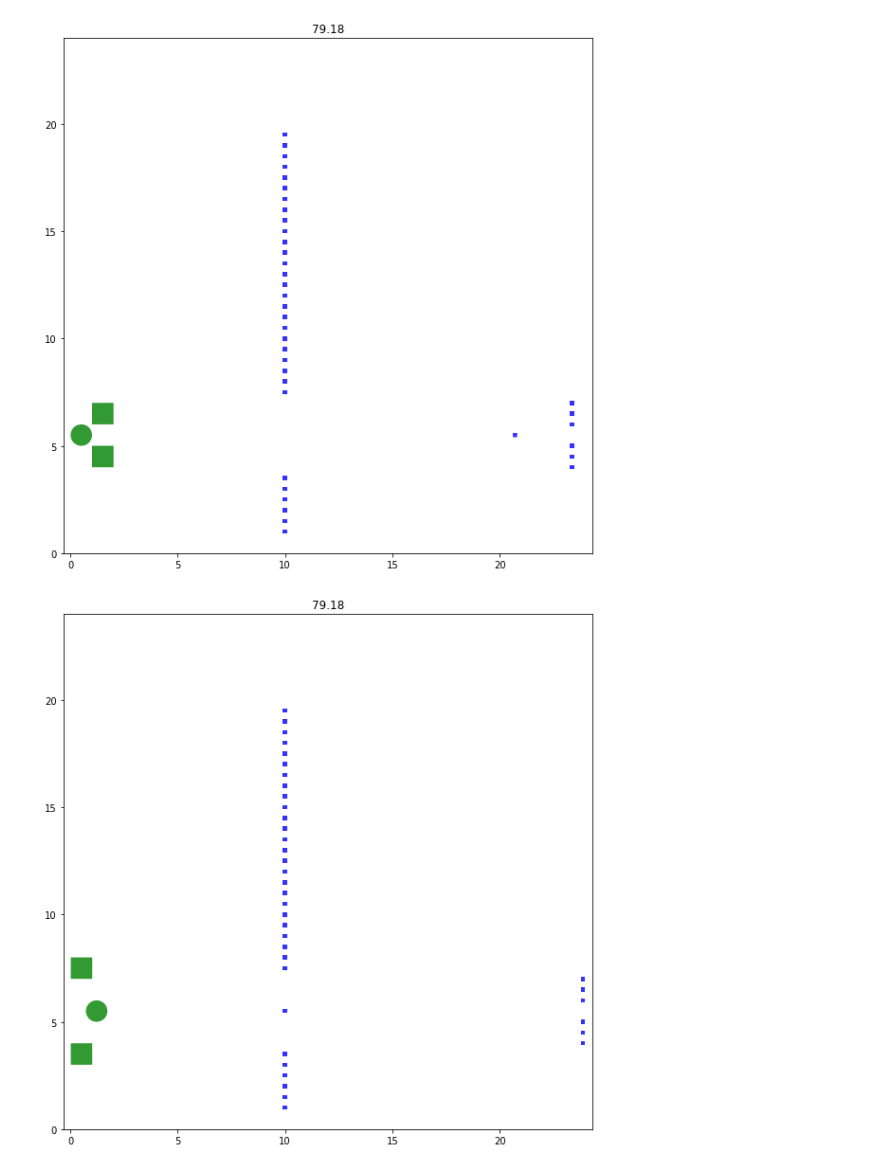
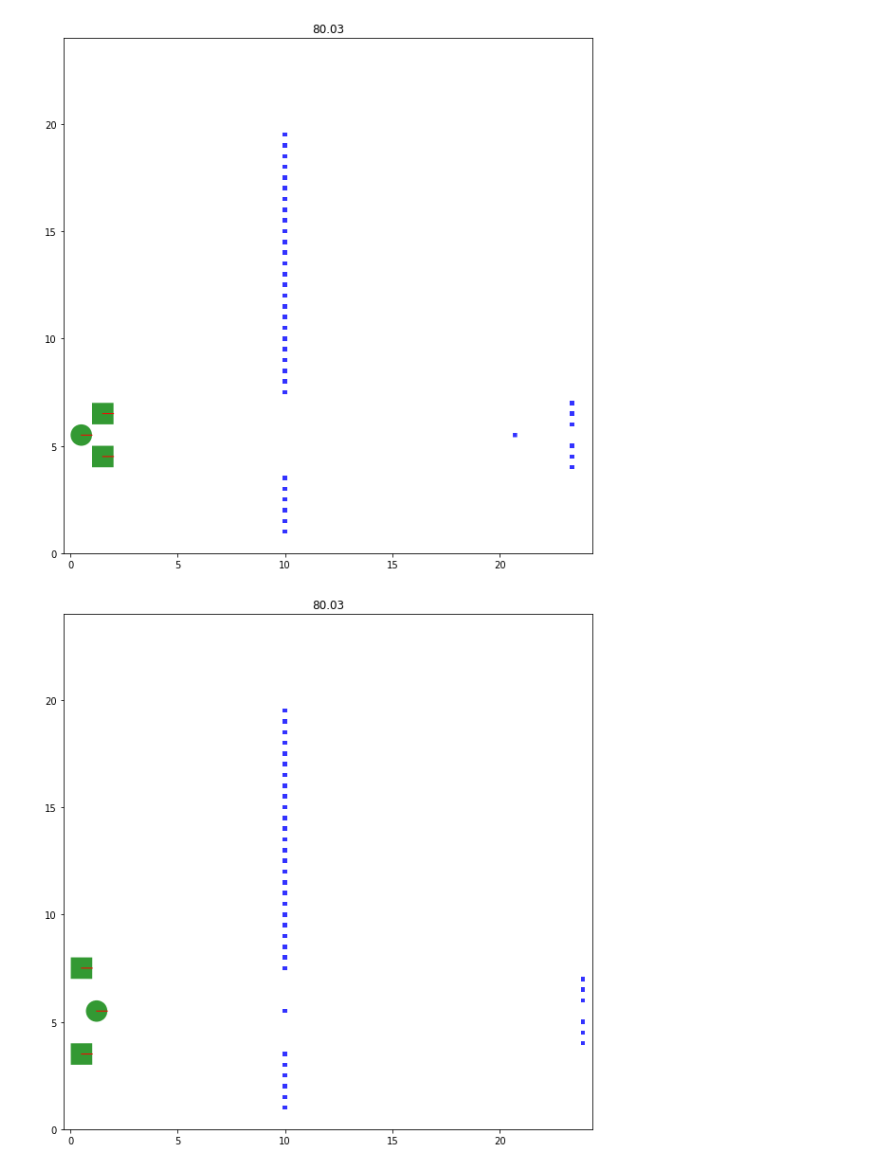
Before and after one commit to bblais/RobotSim373, a Jupyter notebook: Examples/Basic 3-piece Robot Moving.ipynb, the cells around one changed output. Cells and saved outputs as stored; diff of their text form; code cells hidden in the pictures.

```diff
--- a/Examples/Basic 3-piece Robot Moving.ipynb
+++ b/Examples/Basic 3-piece Robot Moving.ipynb
@@ -72,20 +72,20 @@ def act_forward_turn_example(t,robot):
 # %%
 env=Environment(24,24)  # size of the environment
 robot=Robot(env)
 
 robot=build(robot)
 
 # put a bunch of blocks
 for y in arange(1,20,0.5):
     Box(env,10,y,width=0.2,height=0.2,density=0.01)
 
 run_sim(env,act_forward_backward_example,
         total_time=80,  # seconds
         dt=1/60,
-        dt_display=2,  # make this larger for a faster display
+        dt_display=.5,  # make this larger for a faster display
        )
 # %% [output]
-[figure, old version]
+[figure, new version]
 # %%
 env=Environment(24,24)  # size of the environment
 robot=Robot(env)
@@ -102,7 +102,7 @@ run_sim(env,act_forward_backward_example,
         dt_display=2,  # make this larger for a faster display
        )
 # %% [output]
-[figure, old version]
+[figure, new version]
 # %%
 env=Environment(24,24)  # size of the environment
 robot=Robot(env)
```
Also changed, not shown: parts of 5 cells of this notebook, 9 other files.
